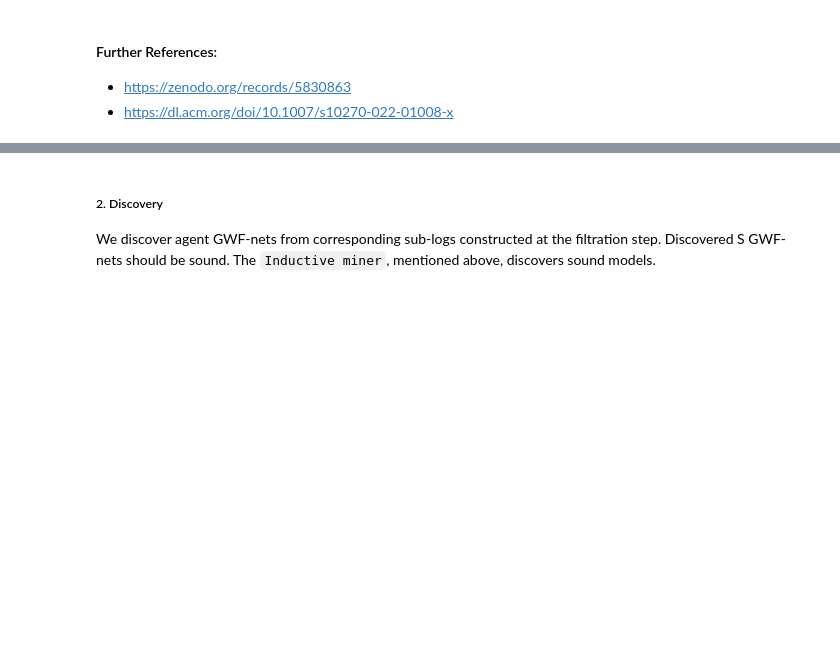
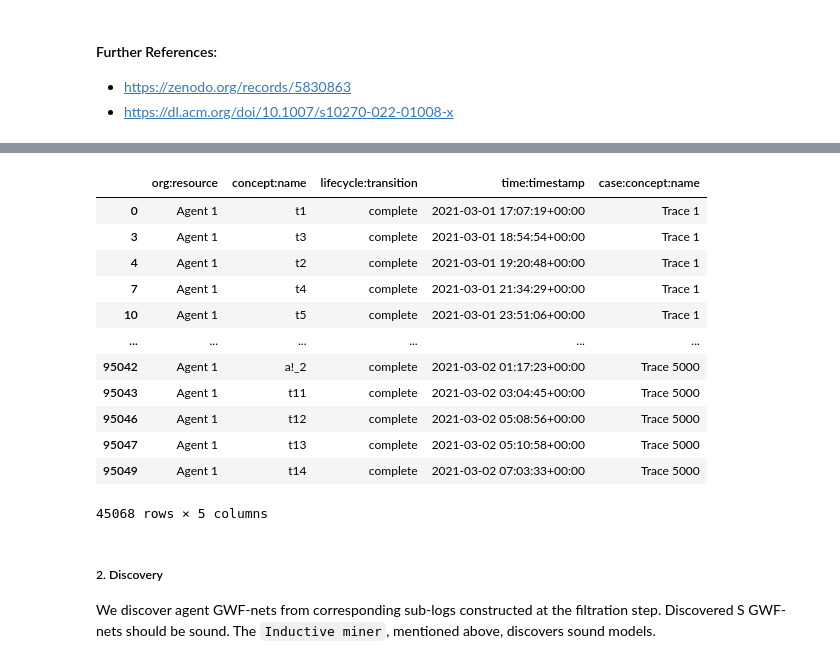
Before and after one commit to SimonLeiner/university-petri-nets, a Jupyter notebook: compositional_algorithm/algorithm_introduction.ipynb, the cells around one changed output, grey strips where cells are left out. Drawn from its saved outputs; the diff is of its cells as text; code cells hidden in the pictures; blank space fills up the shorter version.

```diff
--- a/examples/paper_introduction.ipynb
+++ b/compositional_algorithm/algorithm_introduction.ipynb
@@ -24,3 +37,20 @@ An event log of a multi-agent system is filtered by actions executed by differen
+# %%
+set_sublogs = filter_logs_by_agent(df_log, "org:resource")
+display(set_sublogs["Agent 1"])
+# %% [output]
+|  | org:resource | concept:name | lifecycle:transition | time:timestamp | case:concept:name |
+| 0 | Agent 1 | t1 | complete | 2021-03-01 17:07:19+00:00 | Trace 1 |
+| 3 | Agent 1 | t3 | complete | 2021-03-01 18:54:54+00:00 | Trace 1 |
+| 4 | Agent 1 | t2 | complete | 2021-03-01 19:20:48+00:00 | Trace 1 |
+| 7 | Agent 1 | t4 | complete | 2021-03-01 21:34:29+00:00 | Trace 1 |
+| 10 | Agent 1 | t5 | complete | 2021-03-01 23:51:06+00:00 | Trace 1 |
+| ... | ... | ... | ... | ... | ... |
+| 95042 | Agent 1 | a!_2 | complete | 2021-03-02 01:17:23+00:00 | Trace 5000 |
+| 95043 | Agent 1 | t11 | complete | 2021-03-02 03:04:45+00:00 | Trace 5000 |
+| 95046 | Agent 1 | t12 | complete | 2021-03-02 05:08:56+00:00 | Trace 5000 |
+| 95047 | Agent 1 | t13 | complete | 2021-03-02 05:10:58+00:00 | Trace 5000 |
+| 95049 | Agent 1 | t14 | complete | 2021-03-02 07:03:33+00:00 | Trace 5000 |
+45068 rows × 5 columns
 # %% [markdown]
 ##### 2. Discovery
 
```
Also changed, not shown: parts of 5 cells of this notebook, 8 other files.
